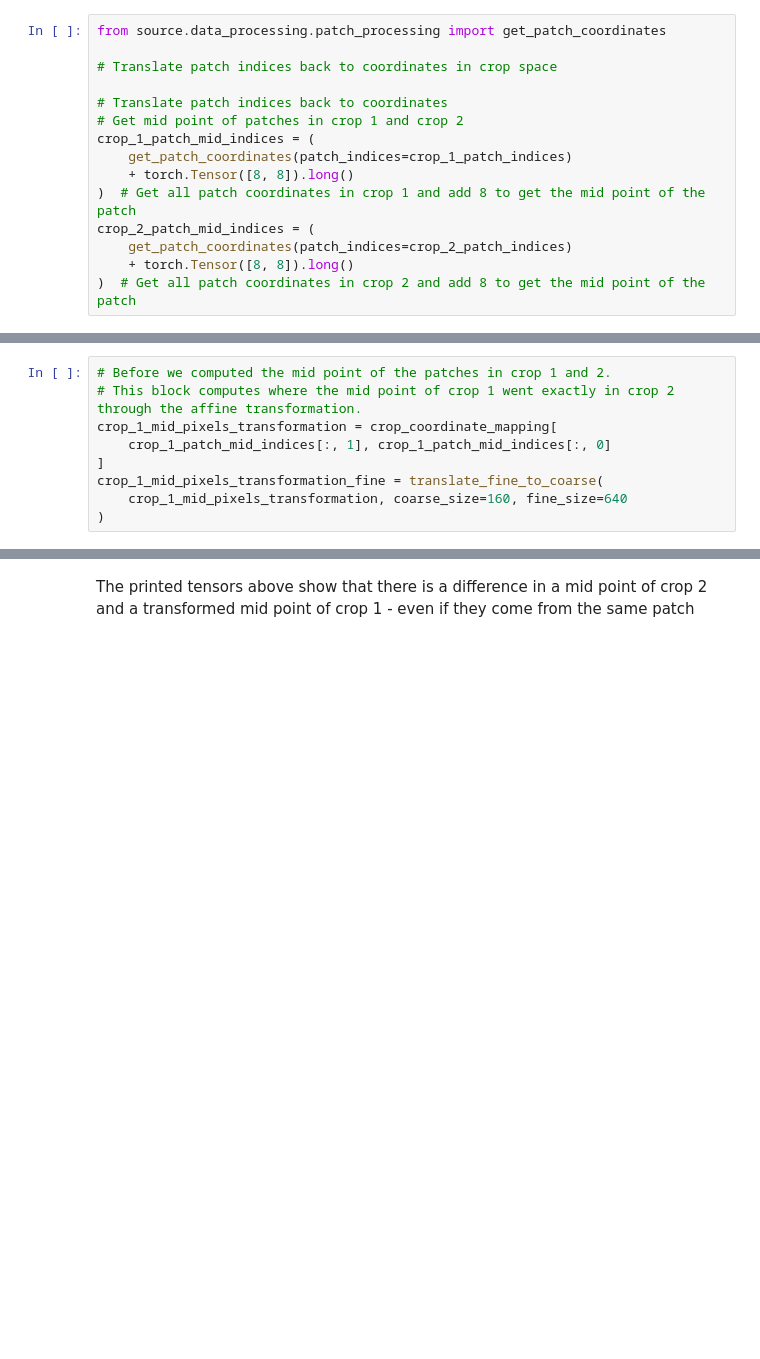
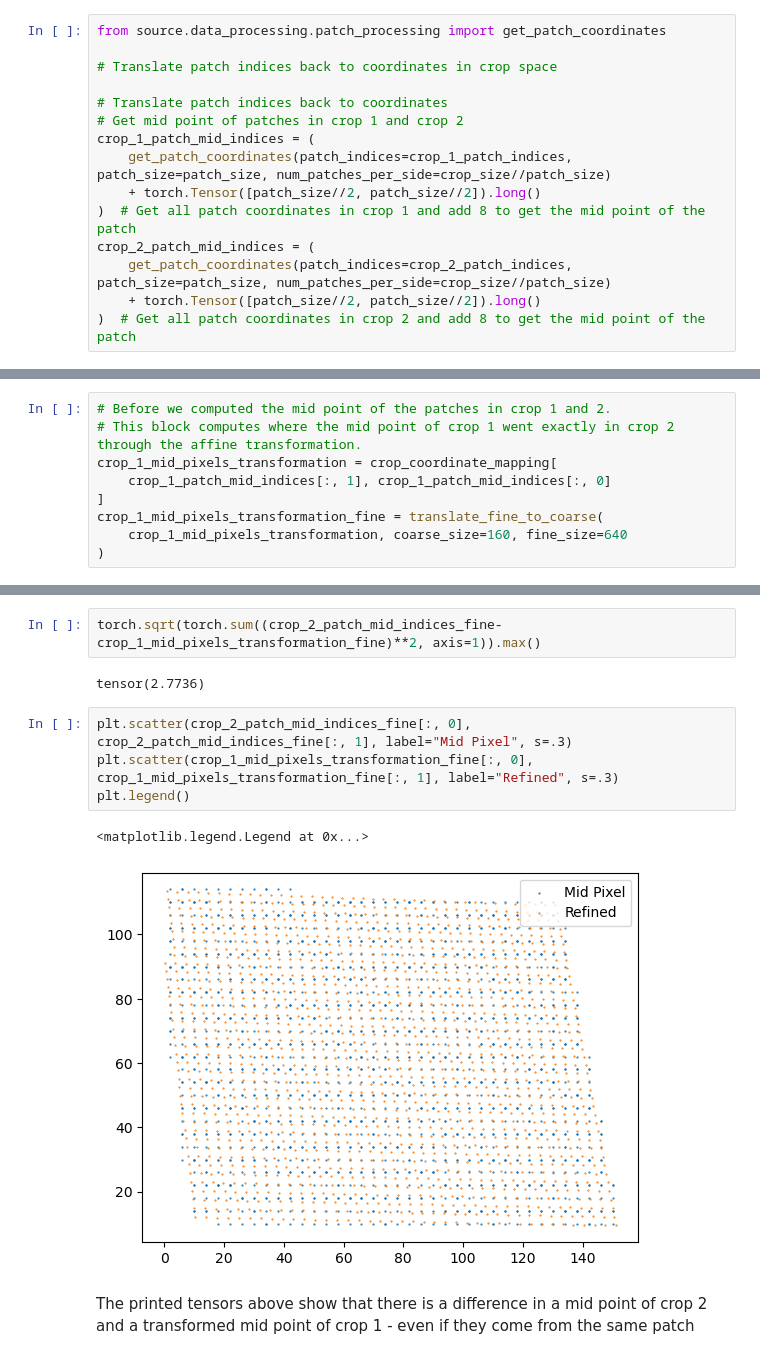
Before and after one commit to rorinr/HyperBrain, a Jupyter notebook: notebooks/supervision/fine_supervision.ipynb, the cells around one changed output, grey strips where cells are left out. Drawn from its saved outputs; the diff is of its cells as text; blank space fills up the shorter version.

```diff
--- a/notebooks/supervision/fine_supervision.ipynb
+++ b/notebooks/supervision/fine_supervision.ipynb
@@ -72,12 +80,12 @@ from source.data_processing.patch_processing import get_patch_coordinates
 # Translate patch indices back to coordinates
 # Get mid point of patches in crop 1 and crop 2
 crop_1_patch_mid_indices = (
-    get_patch_coordinates(patch_indices=crop_1_patch_indices)
-    + torch.Tensor([8, 8]).long()
+    get_patch_coordinates(patch_indices=crop_1_patch_indices, patch_size=patch_size, num_patches_per_side=crop_size//patch_size)
+    + torch.Tensor([patch_size//2, patch_size//2]).long()
 )  # Get all patch coordinates in crop 1 and add 8 to get the mid point of the patch
 crop_2_patch_mid_indices = (
-    get_patch_coordinates(patch_indices=crop_2_patch_indices)
-    + torch.Tensor([8, 8]).long()
+    get_patch_coordinates(patch_indices=crop_2_patch_indices, patch_size=patch_size, num_patches_per_side=crop_size//patch_size)
+    + torch.Tensor([patch_size//2, patch_size//2]).long()
 )  # Get all patch coordinates in crop 2 and add 8 to get the mid point of the patch
 # %%
 crop_1_patch_mid_indices, crop_1_patch_mid_indices.shape
@@ -147,2 +187,13 @@ crop_2_patch_mid_indices_fine, crop_1_mid_pixels_transformation_fine
+# %%
+torch.sqrt(torch.sum((crop_2_patch_mid_indices_fine-crop_1_mid_pixels_transformation_fine)**2, axis=1)).max()
+# %% [output]
+tensor(2.7736)
+# %%
+plt.scatter(crop_2_patch_mid_indices_fine[:, 0], crop_2_patch_mid_indices_fine[:, 1], label="Mid Pixel", s=.3)
+plt.scatter(crop_1_mid_pixels_transformation_fine[:, 0], crop_1_mid_pixels_transformation_fine[:, 1], label="Refined", s=.3)
+plt.legend()
+# %% [output]
+<matplotlib.legend.Legend at 0x...>
+[figure, added]
 # %% [markdown]
 The printed tensors above show that there is a difference in a mid point of crop 2 and a transformed mid point of crop 1 - even if they come from the same patch
```
Also changed, not shown: parts of 19 cells of this notebook, 17 other files.
